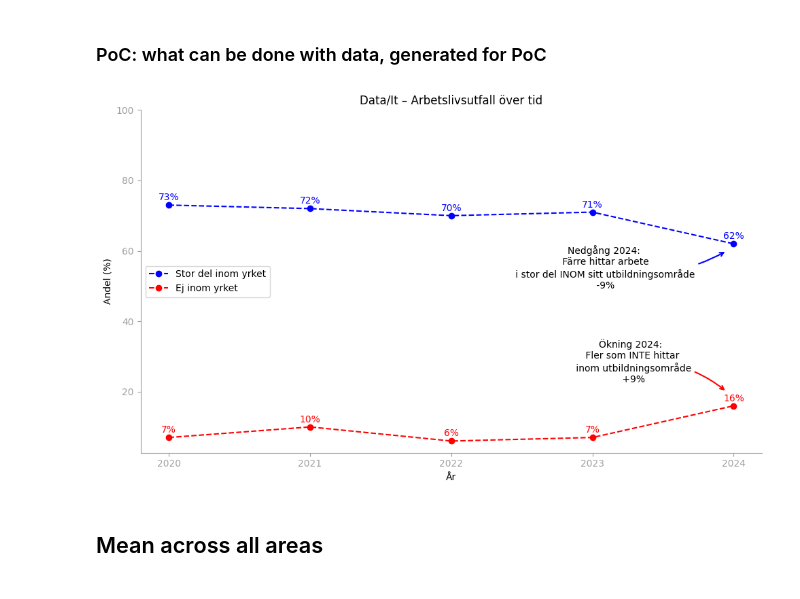
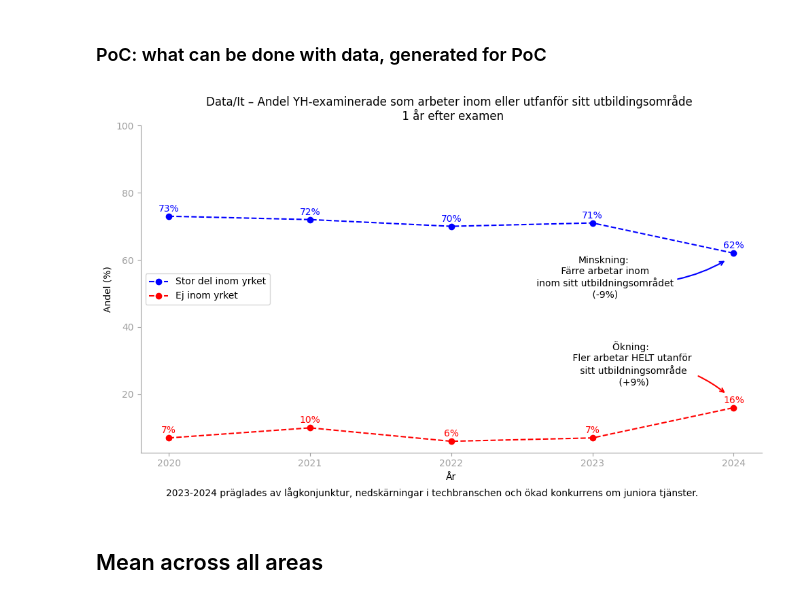
Before and after one commit to 964Code/The-Skool---Group-7, a Jupyter notebook: EDA/EDA_filip/EDA_arbete_eft_stud.ipynb, the cells around one changed output. Saved outputs shown, nothing was run; the diff lists cells and outputs as text; code cells hidden in the pictures.

```diff
--- a/EDA/EDA_filip/EDA_arbete_eft_stud.ipynb
+++ b/EDA/EDA_filip/EDA_arbete_eft_stud.ipynb
@@ -210,7 +210,7 @@ def plot_employment_outcomes(area, df_stor, df_viss, df_ej):
     )
 
     ax.annotate(
-        "Nedgång 2024:\n Färre hittar arbete\n i stor del INOM sitt utbildningsområde\n -9%",
+        "Minskning:\n Färre arbetar inom\n inom sitt utbildningsområdet\n (-9%)",
         xy=(3.95, 60),
         xytext=(-130, -40),
         textcoords="offset points",
@@ -227,41 +227,49 @@ def plot_employment_outcomes(area, df_stor, df_viss, df_ej):
     )
 
     ax.annotate(
-        "Ökning 2024: \n Fler som INTE hittar \n inom utbildningsområde\n +9%",
+        "Ökning: \n Fler arbetar HELT utanför \n sitt utbildningsområde\n (+9%)",
         xy=(3.95, 20),
         xytext=(-100, 10),
         textcoords="offset points",
         arrowprops=arrowprops_two,
         ha="center",
         color="black"
     )
 
     set_color = "#a1a1a1"
 
-    ax.set_title(f"{area.title()} – Arbetslivsutfall över tid")
+    ax.set_title(f"{area.title()} – Andel YH-examinerade som arbeter inom eller utfanför sitt utbildingsområde \n 1 år efter examen")
     ax.set_xlabel("År")
     ax.set_ylim(top=100)
     ax.set_ylabel("Andel (%)")
     ax.grid(False)
     ax.legend(loc="center left")
+    fig.text(
+    0.5, -0.01,
+    "2023-2024 präglades av lågkonjunktur, nedskärningar i techbranschen och ökad konkurrens om juniora tjänster.",
+    ha="center",
+    fontsize=10,
+    color="black"
+)
+
 
     ax.spines["top"].set_visible(False)
     ax.spines["right"].set_visible(False)
     ax.spines["left"].set_color(set_color)
     ax.spines["bottom"].set_color(set_color)
 
     ax.tick_params(axis='x', colors=set_color)
     ax.tick_params(axis='y', colors=set_color)
 
 
     plt.tight_layout()
     plt.show()
 
 
 
 plot_employment_outcomes("data/It", df_stor, df_viss, df_ej)
 # %% [output]
-[figure, old version]
+[figure, new version]
 # %% [markdown]
 ## Mean across all areas
 # %%
```
Also changed, not shown: 4 other files.
